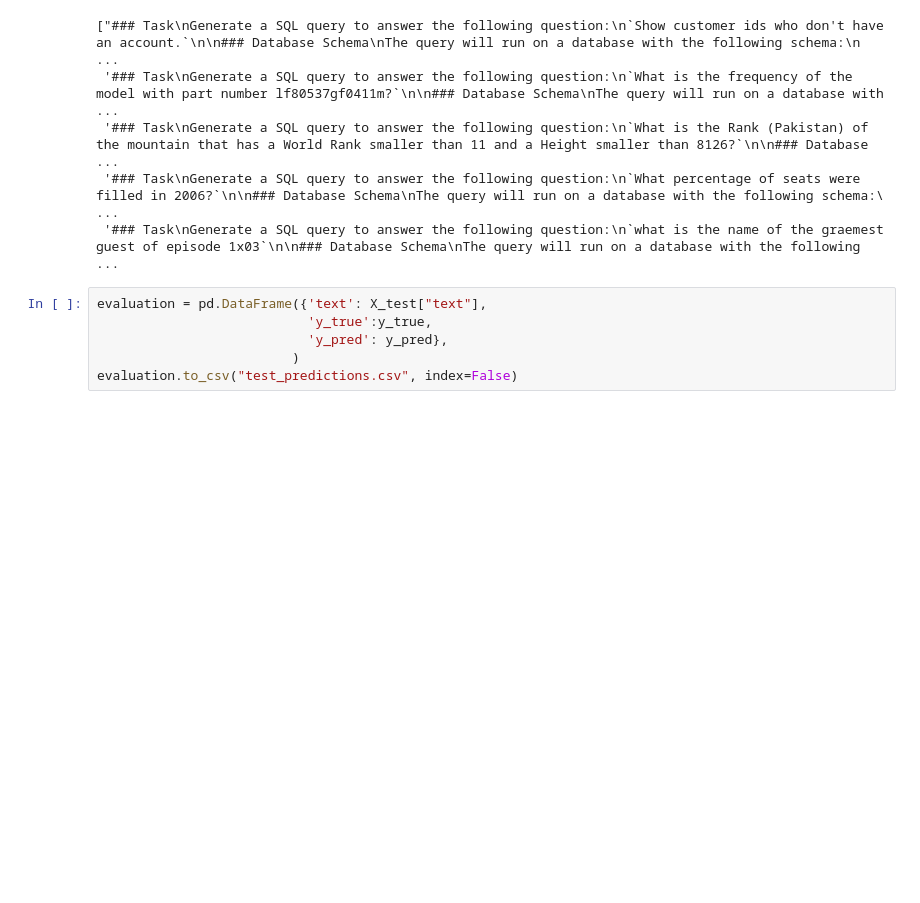
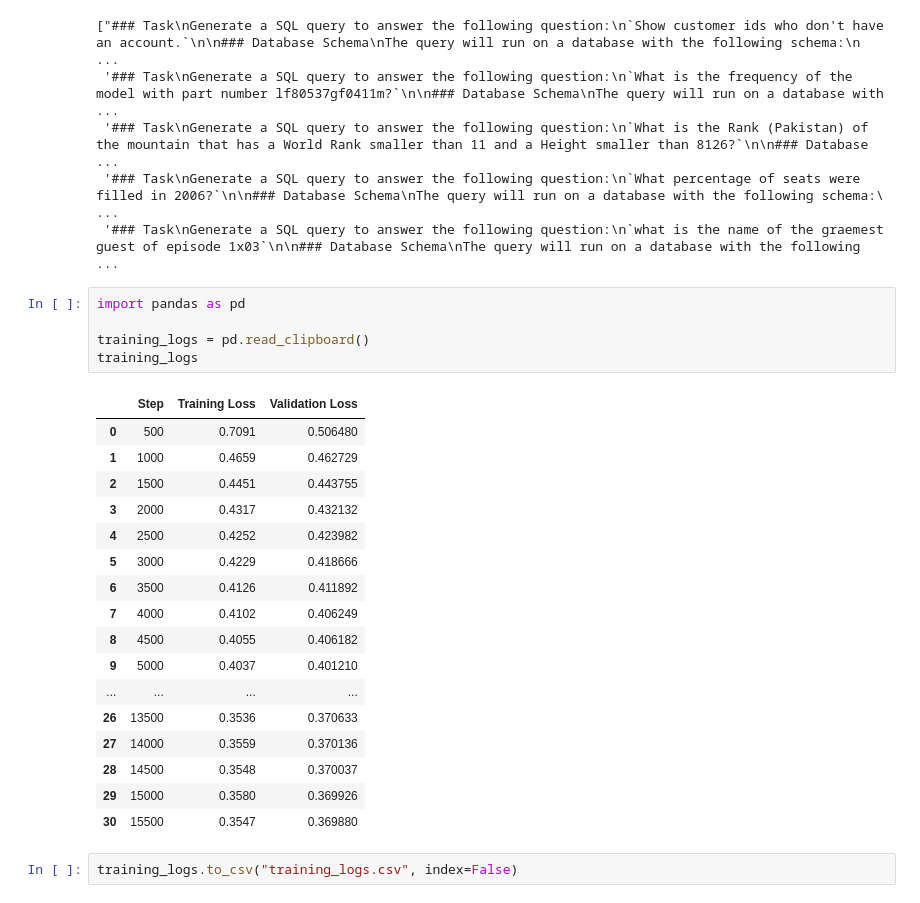
Before and after one commit to pavankumarbalijepalli/pr-phi2-vs-defog, a Jupyter notebook: notebooks/fine_tune_phi_2.ipynb, the cells around one changed output. Cells and saved outputs as stored; diff of their text form; blank space fills up the shorter version.

Commit message:
add evaluation files and script

```diff
--- a/notebooks/fine_tune_phi_2.ipynb
+++ b/notebooks/fine_tune_phi_2.ipynb
@@ -575,9 +573,28 @@ y_pred
  '### Task\nGenerate a SQL query to answer the following question:\n`What is the Rank (Pakistan) of the mountain that has a World Rank smaller than 11 and a Height smaller than 8126?`\n\n### Database  ...
  '### Task\nGenerate a SQL query to answer the following question:\n`What percentage of seats were filled in 2006?`\n\n### Database Schema\nThe query will run on a database with the following schema:\ ...
  '### Task\nGenerate a SQL query to answer the following question:\n`what is the name of the graemest guest of episode 1x03`\n\n### Database Schema\nThe query will run on a database with the following ...
-# %%
-evaluation = pd.DataFrame({'text': X_test["text"],
-                           'y_true':y_true,
-                           'y_pred': y_pred},
-                         )
-evaluation.to_csv("test_predictions.csv", index=False)
+# %%
+import pandas as pd
+
+training_logs = pd.read_clipboard()
+training_logs
+# %% [output]
+|  | Step | Training Loss | Validation Loss |
+| 0 | 500 | 0.7091 | 0.506480 |
+| 1 | 1000 | 0.4659 | 0.462729 |
+| 2 | 1500 | 0.4451 | 0.443755 |
+| 3 | 2000 | 0.4317 | 0.432132 |
+| 4 | 2500 | 0.4252 | 0.423982 |
+| 5 | 3000 | 0.4229 | 0.418666 |
+| 6 | 3500 | 0.4126 | 0.411892 |
+| 7 | 4000 | 0.4102 | 0.406249 |
+| 8 | 4500 | 0.4055 | 0.406182 |
+| 9 | 5000 | 0.4037 | 0.401210 |
+| ... | ... | ... | ... |
+| 26 | 13500 | 0.3536 | 0.370633 |
+| 27 | 14000 | 0.3559 | 0.370136 |
+| 28 | 14500 | 0.3548 | 0.370037 |
+| 29 | 15000 | 0.3580 | 0.369926 |
+| 30 | 15500 | 0.3547 | 0.369880 |
+# %%
+training_logs.to_csv("training_logs.csv", index=False)
```
Also changed, not shown: parts of 1 cell of this notebook, 23 other files.
